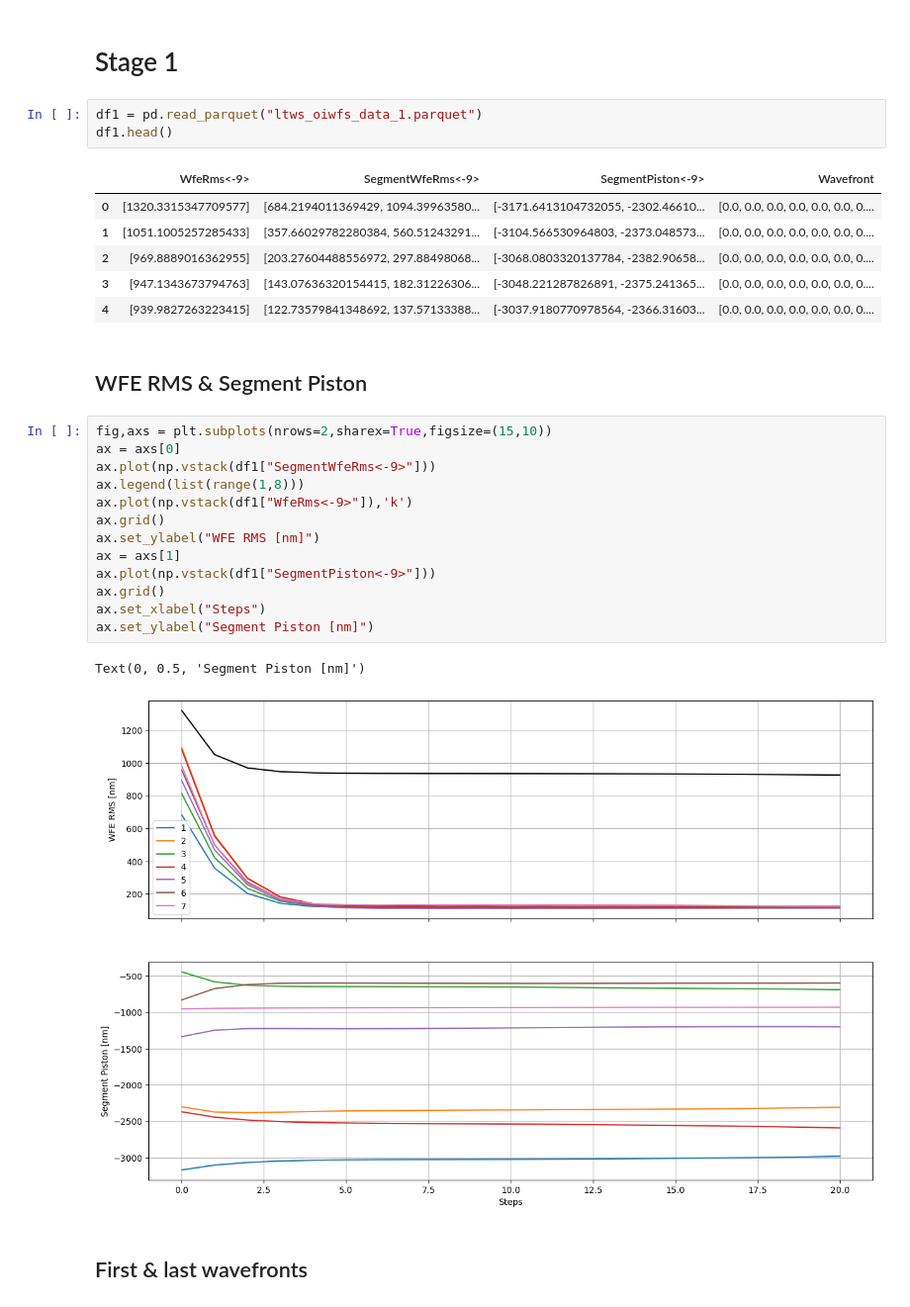
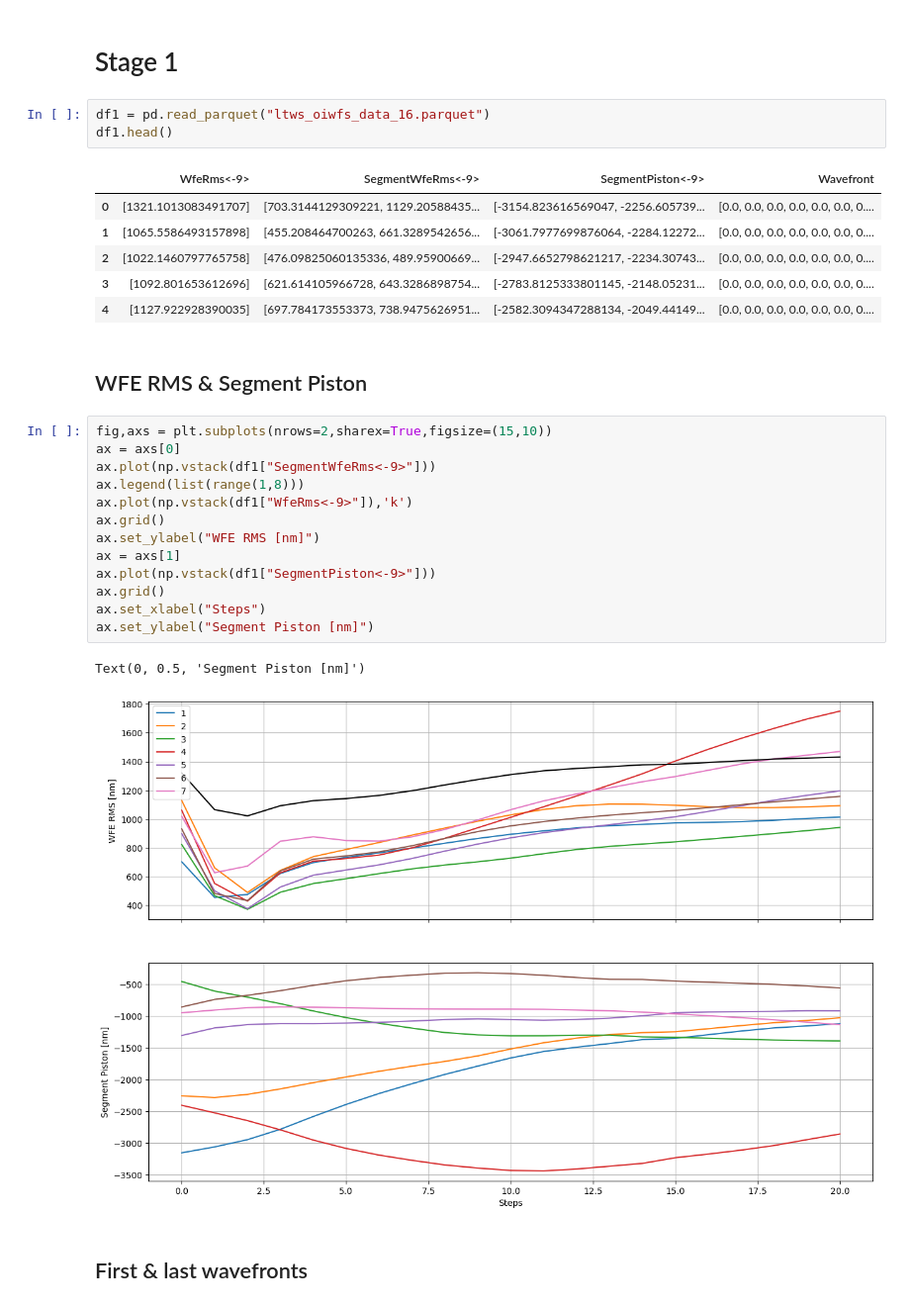
Before and after one commit to GMTO-Integrated-Modeling/grsim, a Jupyter notebook: ltao/src/bin/ltao.ipynb, the cells around one changed output. Shown at 99% size. Drawn from its saved outputs; the diff is of its cells as text.

```diff
--- a/ltao/src/bin/ltao.ipynb
+++ b/ltao/src/bin/ltao.ipynb
@@ -6,15 +6,15 @@ import matplotlib.pyplot as plt
 # %% [markdown]
 # Stage 1
 # %%
-df1 = pd.read_parquet("ltws_oiwfs_data_1.parquet")
+df1 = pd.read_parquet("ltws_oiwfs_data_16.parquet")
 df1.head()
 # %% [output]
 |  | WfeRms<-9> | SegmentWfeRms<-9> | SegmentPiston<-9> | Wavefront |
-| 0 | [1320.3315347709577] | [684.2194011369429, 1094.39963580... | [-3171.6413104732055, -2302.46610... | [0.0, 0.0, 0.0, 0.0, 0.0, 0.0, 0.... |
-| 1 | [1051.1005257285433] | [357.66029782280384, 560.51243291... | [-3104.566530964803, -2373.048573... | [0.0, 0.0, 0.0, 0.0, 0.0, 0.0, 0.... |
-| 2 | [969.8889016362955] | [203.27604488556972, 297.88498068... | [-3068.0803320137784, -2382.90658... | [0.0, 0.0, 0.0, 0.0, 0.0, 0.0, 0.... |
-| 3 | [947.1343673794763] | [143.07636320154415, 182.31226306... | [-3048.221287826891, -2375.241365... | [0.0, 0.0, 0.0, 0.0, 0.0, 0.0, 0.... |
-| 4 | [939.9827263223415] | [122.73579841348692, 137.57133388... | [-3037.9180770978564, -2366.31603... | [0.0, 0.0, 0.0, 0.0, 0.0, 0.0, 0.... |
+| 0 | [1321.1013083491707] | [703.3144129309221, 1129.20588435... | [-3154.823616569047, -2256.605739... | [0.0, 0.0, 0.0, 0.0, 0.0, 0.0, 0.... |
+| 1 | [1065.5586493157898] | [455.208464700263, 661.3289542656... | [-3061.7977699876064, -2284.12272... | [0.0, 0.0, 0.0, 0.0, 0.0, 0.0, 0.... |
+| 2 | [1022.1460797765758] | [476.09825060135336, 489.95900669... | [-2947.6652798621217, -2234.30743... | [0.0, 0.0, 0.0, 0.0, 0.0, 0.0, 0.... |
+| 3 | [1092.801653612696] | [621.614105966728, 643.3286898754... | [-2783.8125333801145, -2148.05231... | [0.0, 0.0, 0.0, 0.0, 0.0, 0.0, 0.... |
+| 4 | [1127.922928390035] | [697.784173553373, 738.9475626951... | [-2582.3094347288134, -2049.44149... | [0.0, 0.0, 0.0, 0.0, 0.0, 0.0, 0.... |
 # %% [markdown]
 ## WFE RMS & Segment Piston
 # %%
@@ -32,7 +32,7 @@ ax.set_xlabel("Steps")
 ax.set_ylabel("Segment Piston [nm]")
 # %% [output]
 Text(0, 0.5, 'Segment Piston [nm]')
-[figure, old version]
+[figure, new version]
 # %% [markdown]
 ## First & last wavefronts
 # %%
```
Also changed, not shown: parts of 7 cells of this notebook, 19 other files.
